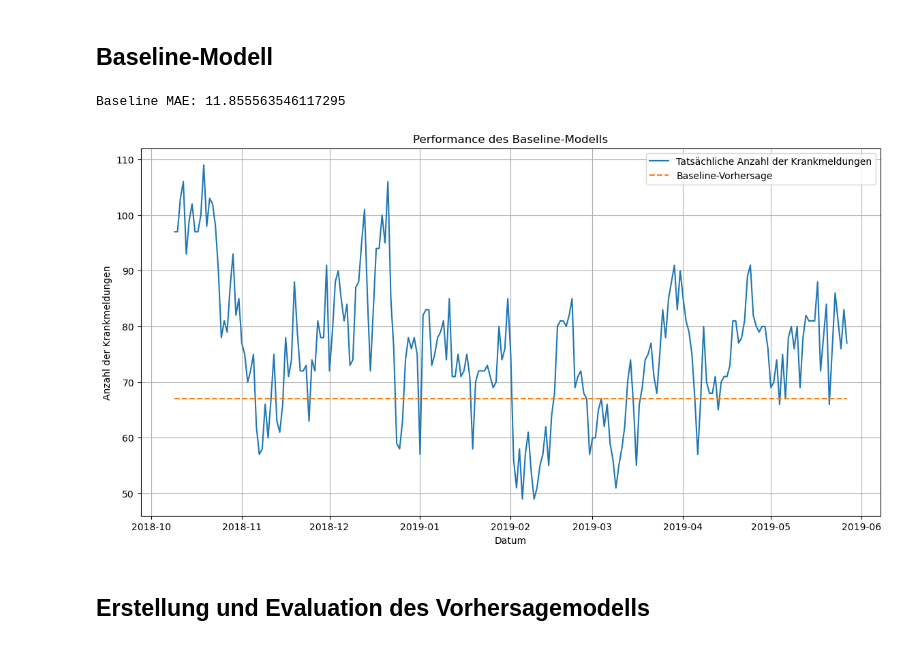
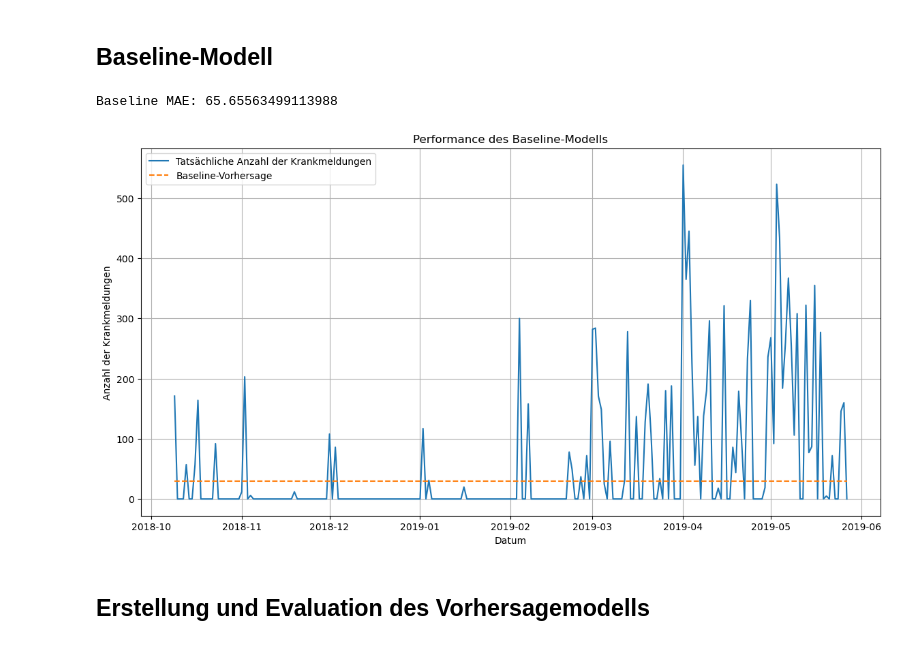
Before and after one commit to jasper-bk/Fallstudie_Model_Engineering_SoSe2024, a Jupyter notebook: notebooks/exploration/data_exploration.ipynb, the cells around one changed output. Saved outputs shown, nothing was run; the diff lists cells and outputs as text; code cells hidden in the pictures.

```diff
--- a/notebooks/exploration/data_exploration.ipynb
+++ b/notebooks/exploration/data_exploration.ipynb
@@ -116,33 +149,33 @@ dtype: int64
 # %%
 from sklearn.metrics import mean_absolute_error
 
 train_size = int(len(working_df) * 0.8)
 train, test = working_df.iloc[:train_size], working_df.iloc[train_size:]
 
 # Baseline-Modell: Durchschnitt der Zielvariable im Trainingsset
-mean_sick_train = train['n_sick'].mean()
+mean_sick_train = train['sby_need'].mean()
 
 test = test.copy() # Zum Verhindern der SettingWithCopyWarning
 # Vorhersagen für das Testset mit dem Baseline-Modell
 test['baseline_pred'] = mean_sick_train
 
 # Berechnung des Mean Absolute Error (MAE) für das Baseline-Modell
-mae_baseline = mean_absolute_error(test['n_sick'], test['baseline_pred'])
+mae_baseline = mean_absolute_error(test['sby_need'], test['baseline_pred'])
 print(f'Baseline MAE: {mae_baseline}')
 
 # Visualisierung der Performance des Baseline-Modells
 plt.figure(figsize=(14, 7))
-plt.plot(test['date'], test['n_sick'], label='Tatsächliche Anzahl der Krankmeldungen')
+plt.plot(test['date'], test['sby_need'], label='Tatsächliche Anzahl der Krankmeldungen')
 plt.plot(test['date'], test['baseline_pred'], label='Baseline-Vorhersage', linestyle='--')
 plt.xlabel('Datum')
 plt.ylabel('Anzahl der Krankmeldungen')
 plt.title('Performance des Baseline-Modells')
 plt.legend()
 plt.grid(True)
 plt.show()
 # %% [output]
-Baseline MAE: 11.855563546117295
+Baseline MAE: 65.65563499113988
-[figure, old version]
+[figure, new version]
 # %% [markdown]
 ## Erstellung und Evaluation des Vorhersagemodells
 # %%
```
Also changed, not shown: parts of 5 cells of this notebook, 6 other files.
